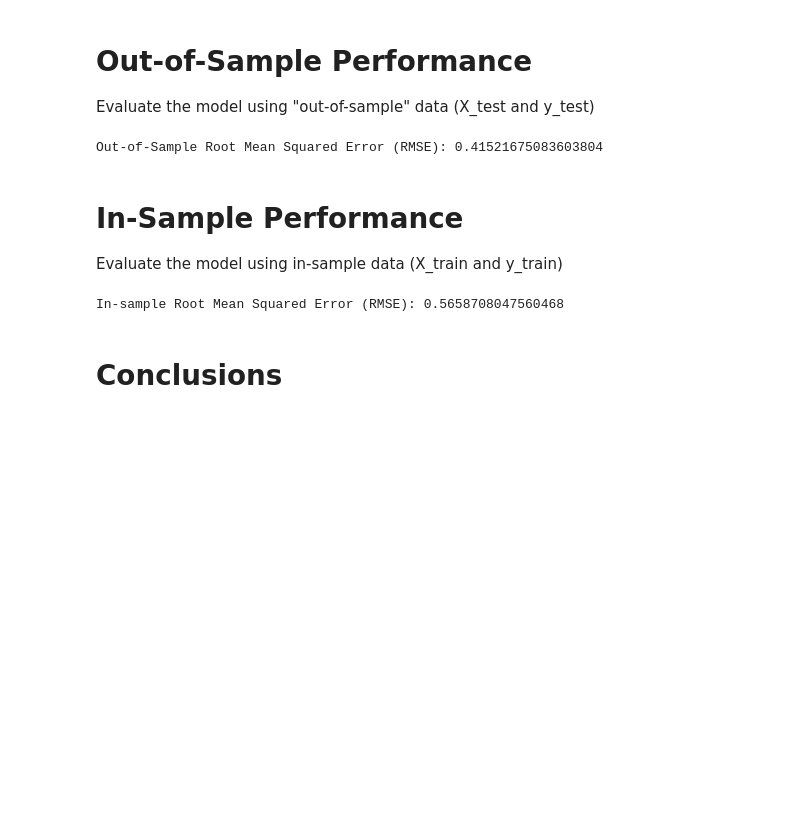
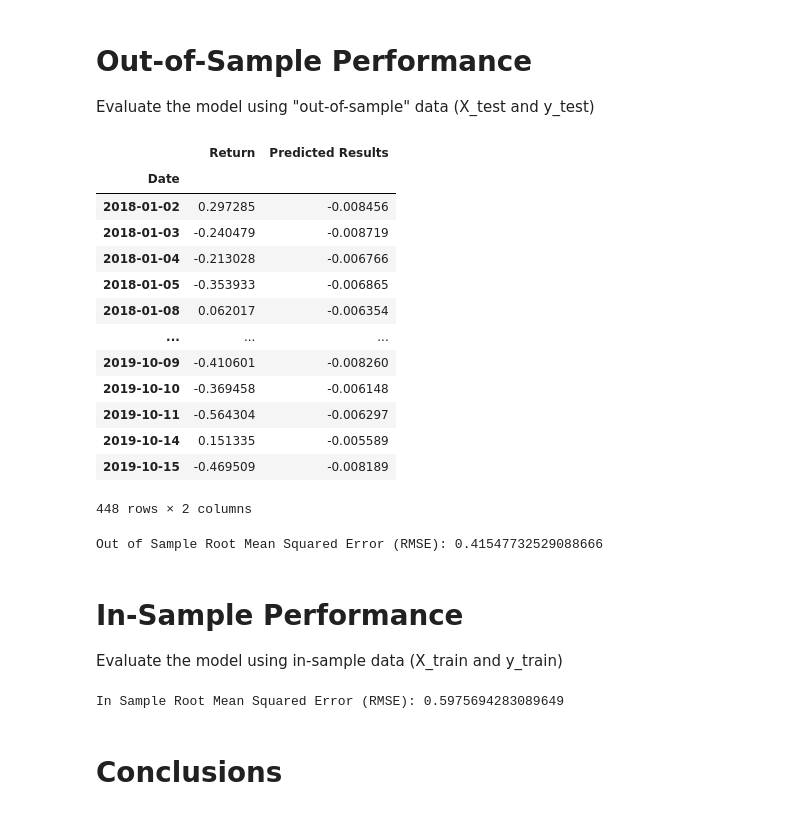
Before and after one commit to markmurdock11/time_series_analysis, a Jupyter notebook: code/regression_analysis.ipynb, the cells around one changed output. Drawn from its saved outputs; the diff is of its cells as text; code cells hidden in the pictures; blank space fills up the shorter version.

```diff
--- a/code/regression_analysis.ipynb
+++ b/code/regression_analysis.ipynb
@@ -129,15 +138,38 @@ array([<matplotlib.axes._subplots.AxesSubplot object at 0x...>,
 # Out-of-Sample Performance
 
 Evaluate the model using "out-of-sample" data (X_test and y_test)
+# %%
+results
+# %% [output]
+|  | Return | Predicted Results |
+| Date |  |  |
+| 2018-01-02 | 0.297285 | -0.008456 |
+| 2018-01-03 | -0.240479 | -0.008719 |
+| 2018-01-04 | -0.213028 | -0.006766 |
+| 2018-01-05 | -0.353933 | -0.006865 |
+| 2018-01-08 | 0.062017 | -0.006354 |
+| ... | ... | ... |
+| 2019-10-09 | -0.410601 | -0.008260 |
+| 2019-10-10 | -0.369458 | -0.006148 |
+| 2019-10-11 | -0.564304 | -0.006297 |
+| 2019-10-14 | 0.151335 | -0.005589 |
+| 2019-10-15 | -0.469509 | -0.008189 |
+448 rows × 2 columns
 # %%
 from sklearn.metrics import mean_squared_error
 # Calculate the mean_squared_error (MSE) on actual versus predicted test "y"
 # YOUR CODE HERE!
 
+mse = mean_squared_error(
+    results["Return"],
+    results["Predicted Results"]
+)
 # Using that mean-squared-error, calculate the root-mean-squared error (RMSE):
 # YOUR CODE HERE!
+out_sample_rmse = np.sqrt(mse)
+print(f'Out of Sample Root Mean Squared Error (RMSE): {out_sample_rmse}')
 # %% [output]
-Out-of-Sample Root Mean Squared Error (RMSE): 0.41521675083603804
+Out of Sample Root Mean Squared Error (RMSE): 0.41547732529088666
 # %% [markdown]
 # In-Sample Performance
 
@@ -145,17 +177,22 @@ Evaluate the model using in-sample data (X_train and y_train)
 # %%
 # Construct a dataframe using just the "y" training data:
 # YOUR CODE HERE!
-
+in_sample_results = y_train.to_frame()
 # Add a column of "in-sample" predictions to that dataframe:
 # YOUR CODE HERE!
-
+in_sample_results["InSample Predictions"] = model.predict(X_train)
 # Calculate in-sample mean_squared_error (for comparison to out-of-sample)
 # YOUR CODE HERE!
-
+in_sample_mse = mean_squared_error(
+    in_sample_results["Return"],
+    in_sample_results["InSample Predictions"]
+)
 # Calculate in-sample root mean_squared_error (for comparison to out-of-sample)
 # YOUR CODE HERE!
+in_sample_rmse = np.sqrt(in_sample_mse)
+print(f'In Sample Root Mean Squared Error (RMSE): {in_sample_rmse}')
 # %% [output]
-In-sample Root Mean Squared Error (RMSE): 0.5658708047560468
+In Sample Root Mean Squared Error (RMSE): 0.5975694283089649
 # %% [markdown]
 # Conclusions
 # %% [markdown]
```
Also changed, not shown: parts of 4 cells of this notebook.
